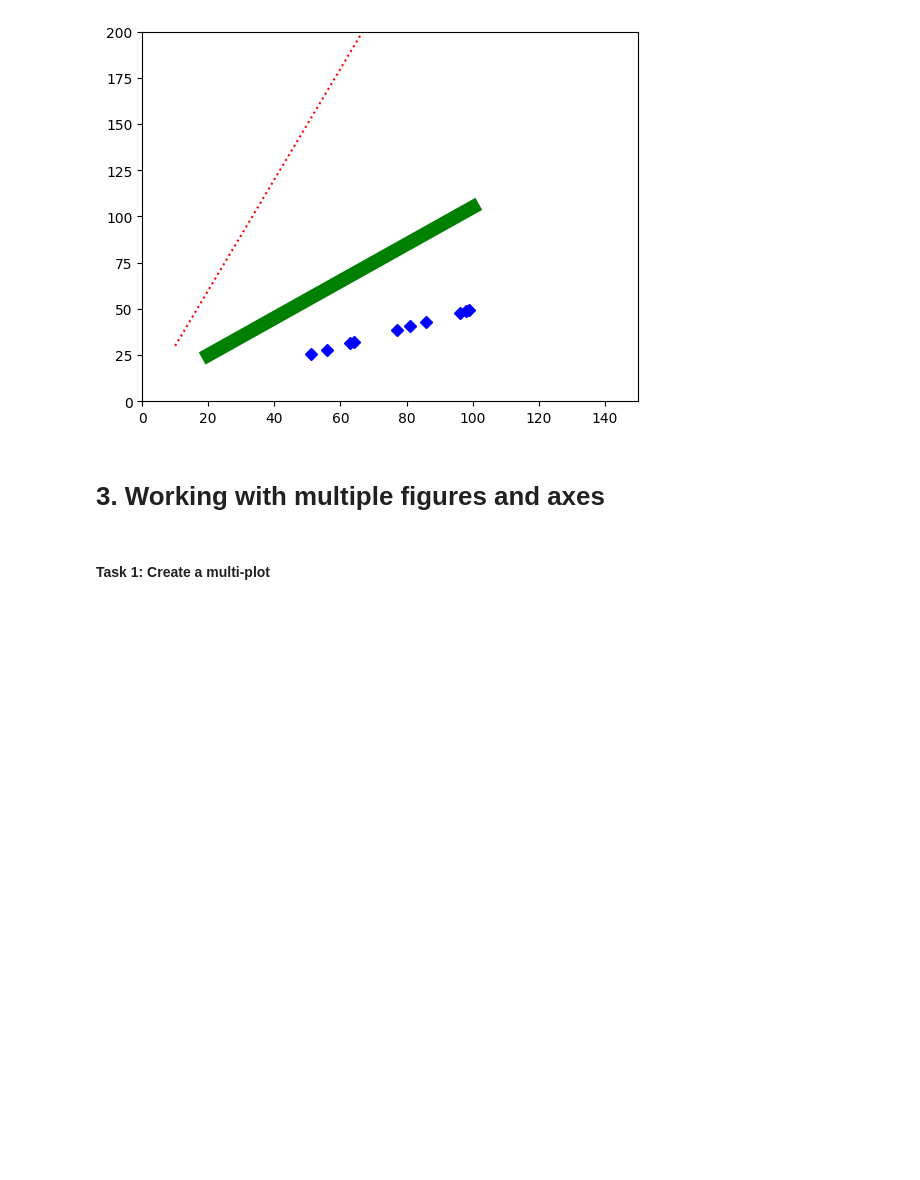
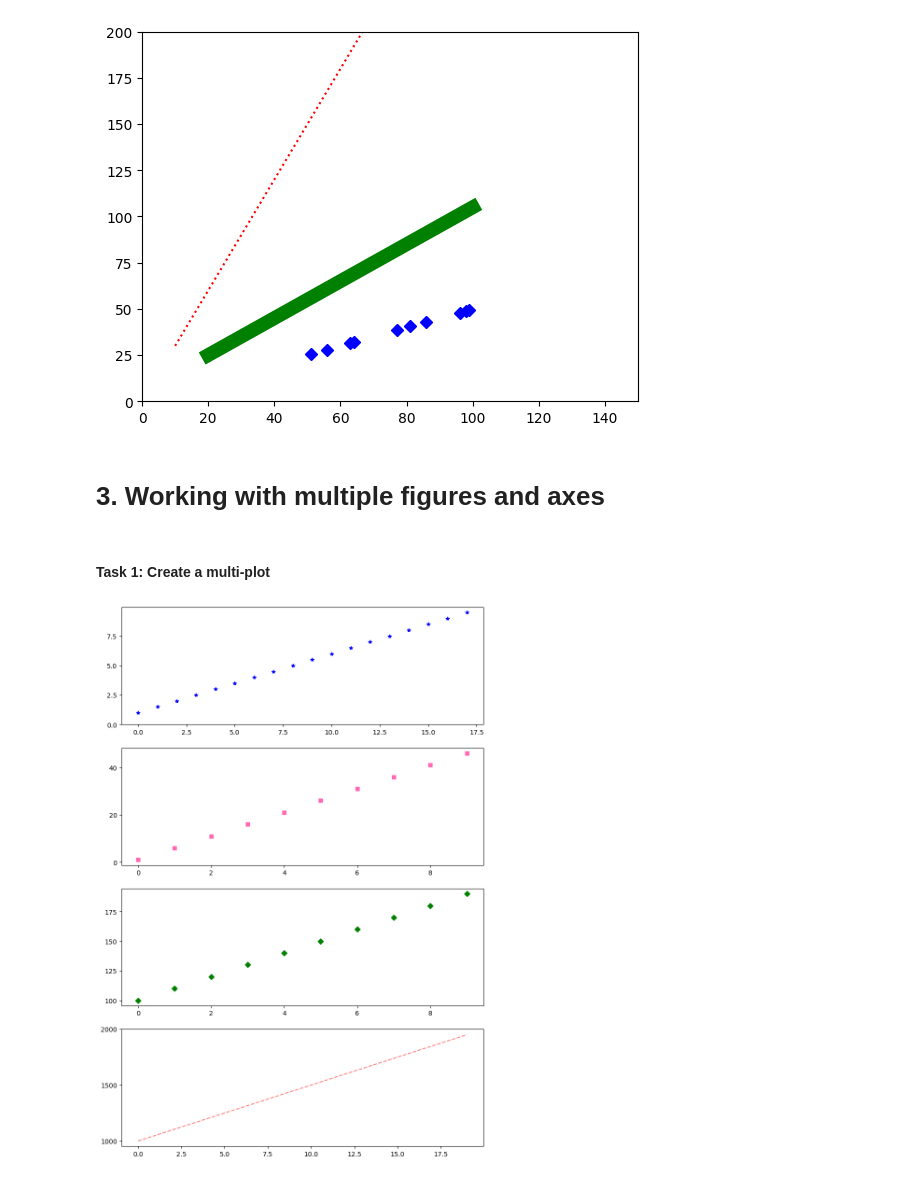
Before and after one commit to iyliahutta/Intro-to-Programming-for-DS, a Jupyter notebook: Lab 3/Lab 3.ipynb, the cells around one changed output. Cells and saved outputs as stored; diff of their text form; code cells hidden in the pictures; blank space fills up the shorter version.

```diff
--- a/Lab 3/Lab 3.ipynb
+++ b/Lab 3/Lab 3.ipynb
@@ -67,3 +67,37 @@ plt.show()
 # 3. Working with multiple figures and axes
 # %% [markdown]
 #### Task 1: Create a multi-plot
+# %%
+# initialise arrays for multi-plots
+y1 = np.arange(1,10,0.5)
+y2 = np.arange(1,50,5)
+y3 = np.arange(100,200,10)
+y4 = np.arange(1000,2000,50)
+# %%
+# (a) Use the subplot method to produce a multi-plot that contains four line charts laid out in 4 rows, with following properties
+
+fig = plt.figure(figsize = (10,15)) # plot figure
+
+# plot chart 1 as ax1
+ax1 = fig.add_subplot(411)
+ax1.plot(y1,'b*')
+ax1.yaxis.set(ticks = np.arange(0,10,2.5))
+
+# plot chart 2 as ax2
+ax2 = fig.add_subplot(412)
+ax2.plot(y2,'s',color='#ff69b4')
+ax2.yaxis.set(ticks = np.arange(0,50,20))
+
+# plot chart 3 as ax3
+ax3 = fig.add_subplot(413)
+ax3.plot(y3, 'gD')
+ax3.yaxis.set(ticks = np.arange(100,200,25))
+
+# plot chart 4 as ax4
+ax4 = fig.add_subplot(414)
+ax4.plot(y4, linestyle='dashed', color=(1.0,0.5,0.5))
+ax4.yaxis.set(ticks = np.arange(1000,2300,500))
+
+plt.show()
+# %% [output]
+[figure, added]
```
Also changed, not shown: parts of 1 cell of this notebook.
